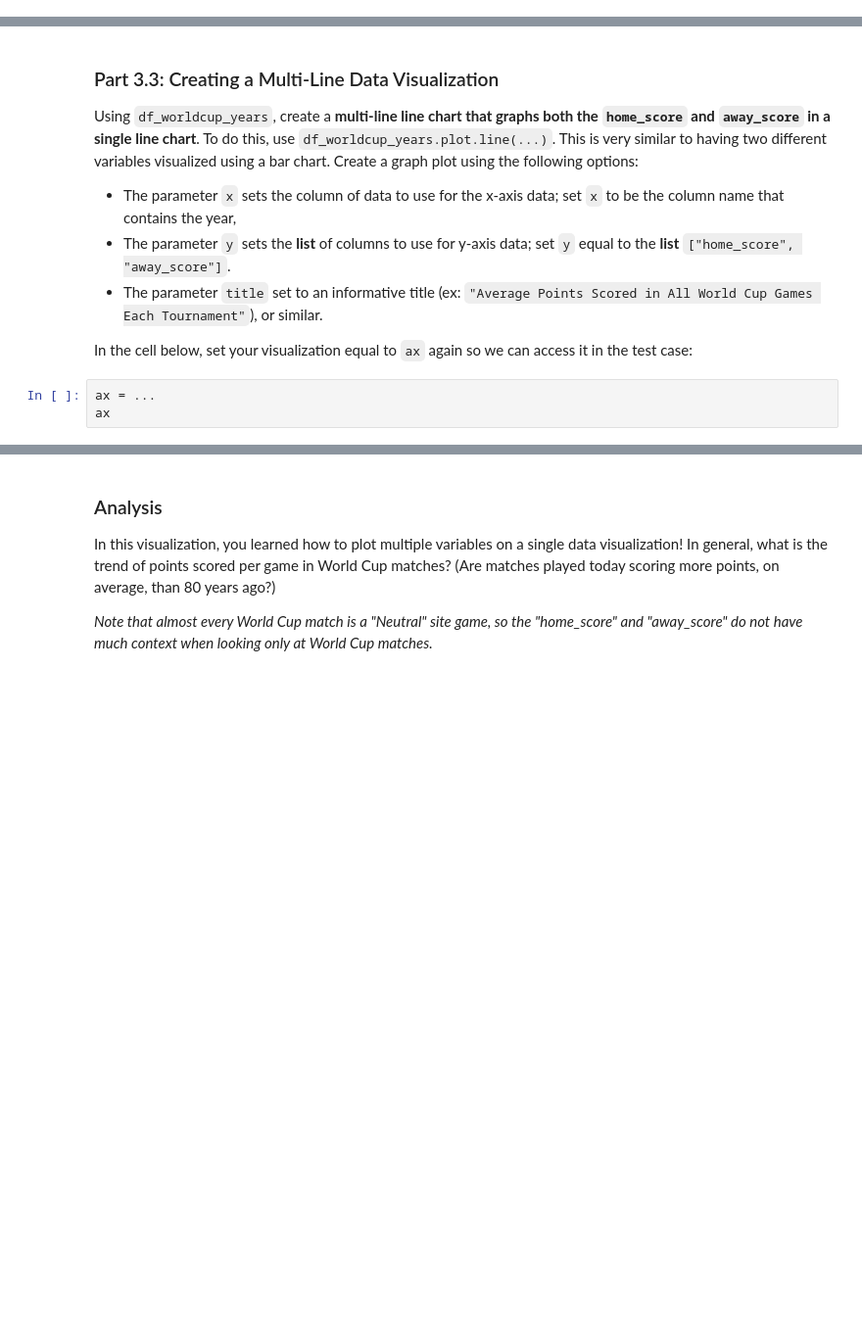
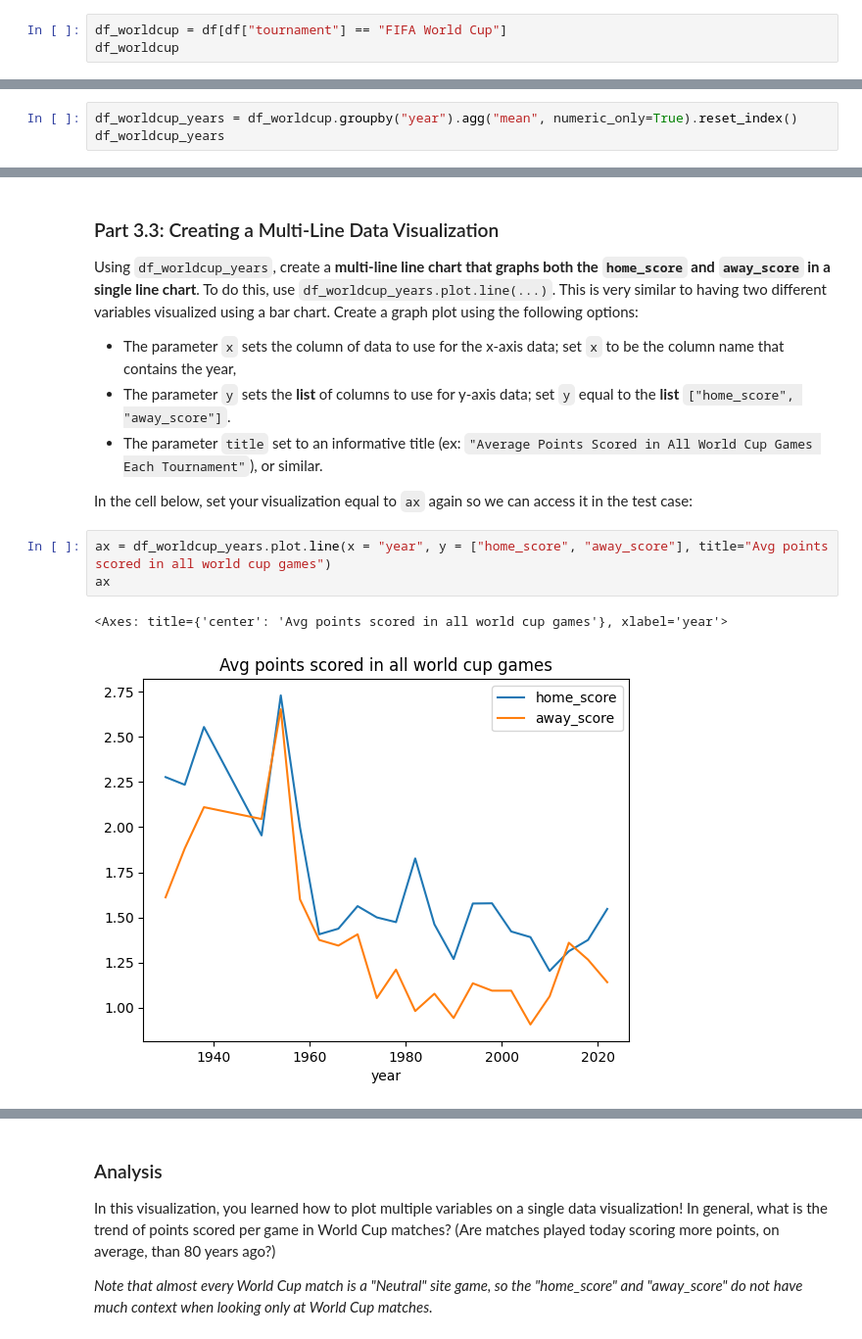
Before and after one commit to MilkyTT/FinalProjectProgramming, a Jupyter notebook: microproject-08-fifa-matches-since-1872/microproject-08-fifa-matches-since-1872.ipynb, the cells around one changed output, grey strips where cells are left out. Shown at 98% size. Saved outputs shown, nothing was run; the diff lists cells and outputs as text; blank space fills up the shorter version.

```diff
--- a/microproject-08-fifa-matches-since-1872/microproject-08-fifa-matches-since-1872.ipynb
+++ b/microproject-08-fifa-matches-since-1872/microproject-08-fifa-matches-since-1872.ipynb
@@ -423,0 +486,3 @@ df_worldcup
+# %%
+df_worldcup = df[df["tournament"] == "FIFA World Cup"]
+df_worldcup
@@ -440,0 +519,3 @@ df_worldcup_years
+# %%
+df_worldcup_years = df_worldcup.groupby("year").agg("mean", numeric_only=True).reset_index()
+df_worldcup_years
@@ -454,9 +555,12 @@ Using `df_worldcup_years`, create a **multi-line line chart that graphs both the
 - The parameter `title` set to an informative title (ex: `"Average Points Scored in All World Cup Games Each Tournament"`), or similar.
 
 In the cell below, set your visualization equal to `ax` again so we can access it in the test case:
-# %%
-ax = ...
-ax
+# %%
+ax = df_worldcup_years.plot.line(x = "year", y = ["home_score", "away_score"], title="Avg points scored in all world cup games")
+ax
+# %% [output]
+<Axes: title={'center': 'Avg points scored in all world cup games'}, xlabel='year'>
+[figure, added]
 # %%
 ### Part 3.3: Creating a Multi-Line Data Visualization
 tada = "\N{PARTY POPPER}"
```
Also changed, not shown: parts of 20 cells of this notebook, 1 other file.
